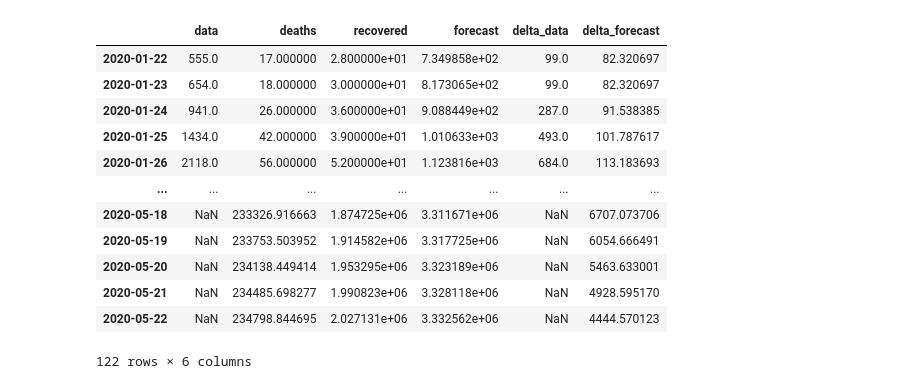
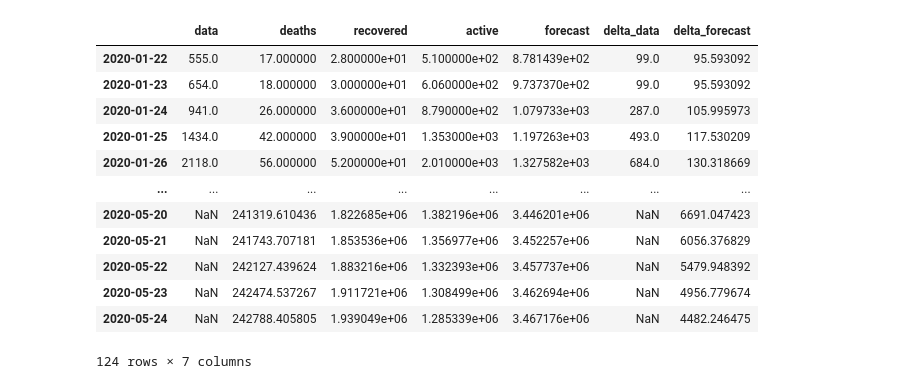
Before and after one commit to manganite/cov19, a Jupyter notebook: cov19.ipynb, the cells around one changed output. Cells and saved outputs as stored; diff of their text form; code cells hidden in the pictures.

Commit message:
Add active cases data

```diff
--- a/cov19.ipynb
+++ b/cov19.ipynb
@@ -26,10 +35,11 @@ data.dtf
 # %%
+%%time
+
 from python.model import Model
 from python.result import Result
 
 model = Model(data.dtf)
-model.forecast()
-model.add_deaths(data.mortality)
+model.forecast(data.mortality)
 result = Result(model.dtf)
 
 result.dtf
@@ -37,16 +49,16 @@ result.dtf
-|  | data | deaths | recovered | forecast | delta_data | delta_forecast |
-| 2020-01-22 | 555.0 | 17.000000 | 2.800000e+01 | 7.349858e+02 | 99.0 | 82.320697 |
-| 2020-01-23 | 654.0 | 18.000000 | 3.000000e+01 | 8.173065e+02 | 99.0 | 82.320697 |
-| 2020-01-24 | 941.0 | 26.000000 | 3.600000e+01 | 9.088449e+02 | 287.0 | 91.538385 |
-| 2020-01-25 | 1434.0 | 42.000000 | 3.900000e+01 | 1.010633e+03 | 493.0 | 101.787617 |
-| 2020-01-26 | 2118.0 | 56.000000 | 5.200000e+01 | 1.123816e+03 | 684.0 | 113.183693 |
-| ... | ... | ... | ... | ... | ... | ... |
-| 2020-05-18 | NaN | 233326.916663 | 1.874725e+06 | 3.311671e+06 | NaN | 6707.073706 |
-| 2020-05-19 | NaN | 233753.503952 | 1.914582e+06 | 3.317725e+06 | NaN | 6054.666491 |
-| 2020-05-20 | NaN | 234138.449414 | 1.953295e+06 | 3.323189e+06 | NaN | 5463.633001 |
-| 2020-05-21 | NaN | 234485.698277 | 1.990823e+06 | 3.328118e+06 | NaN | 4928.595170 |
-| 2020-05-22 | NaN | 234798.844695 | 2.027131e+06 | 3.332562e+06 | NaN | 4444.570123 |
+|  | data | deaths | recovered | active | forecast | delta_data | delta_forecast |
+| 2020-01-22 | 555.0 | 17.000000 | 2.800000e+01 | 5.100000e+02 | 8.781439e+02 | 99.0 | 95.593092 |
+| 2020-01-23 | 654.0 | 18.000000 | 3.000000e+01 | 6.060000e+02 | 9.737370e+02 | 99.0 | 95.593092 |
+| 2020-01-24 | 941.0 | 26.000000 | 3.600000e+01 | 8.790000e+02 | 1.079733e+03 | 287.0 | 105.995973 |
+| 2020-01-25 | 1434.0 | 42.000000 | 3.900000e+01 | 1.353000e+03 | 1.197263e+03 | 493.0 | 117.530209 |
+| 2020-01-26 | 2118.0 | 56.000000 | 5.200000e+01 | 2.010000e+03 | 1.327582e+03 | 684.0 | 130.318669 |
+| ... | ... | ... | ... | ... | ... | ... | ... |
+| 2020-05-20 | NaN | 241319.610436 | 1.822685e+06 | 1.382196e+06 | 3.446201e+06 | NaN | 6691.047423 |
+| 2020-05-21 | NaN | 241743.707181 | 1.853536e+06 | 1.356977e+06 | 3.452257e+06 | NaN | 6056.376829 |
+| 2020-05-22 | NaN | 242127.439624 | 1.883216e+06 | 1.332393e+06 | 3.457737e+06 | NaN | 5479.948392 |
+| 2020-05-23 | NaN | 242474.537267 | 1.911721e+06 | 1.308499e+06 | 3.462694e+06 | NaN | 4956.779674 |
+| 2020-05-24 | NaN | 242788.405805 | 1.939049e+06 | 1.285339e+06 | 3.467176e+06 | NaN | 4482.246475 |
-122 rows × 6 columns
+124 rows × 7 columns
 # %%
 peak_day, num_max, total_cases_until_today, total_cases_in_30days, active_cases_today, active_cases_in_30days = result.get_panel()
 
```
Also changed, not shown: parts of 6 cells of this notebook, 4 other files.
